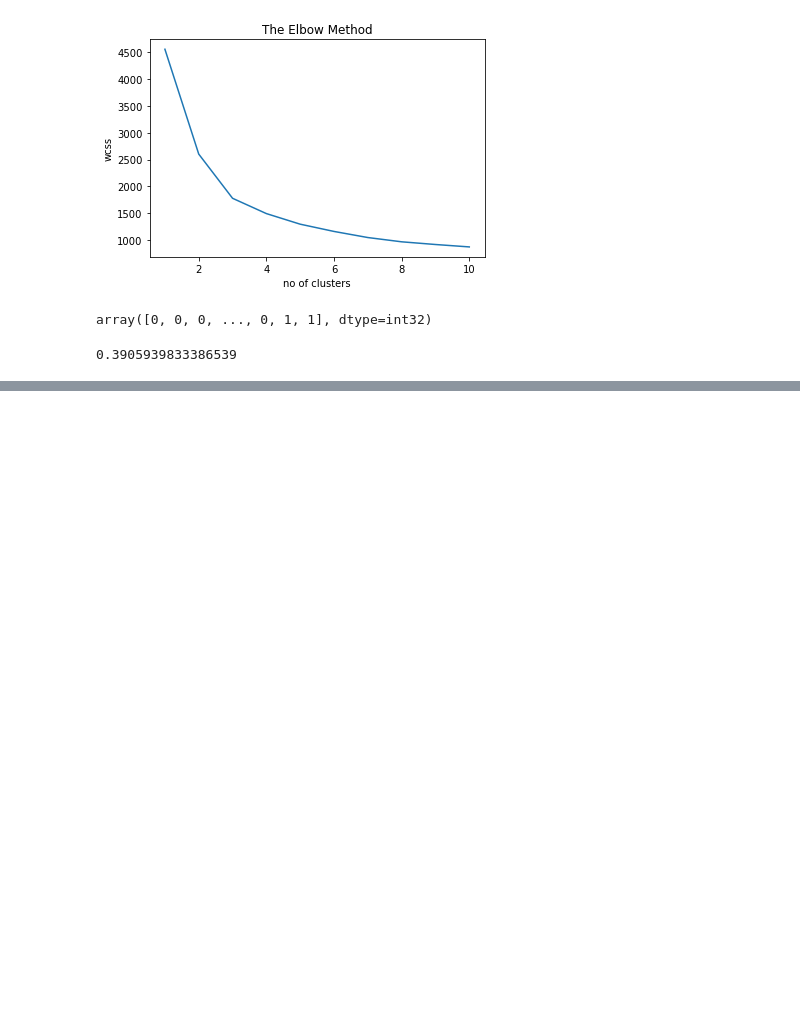
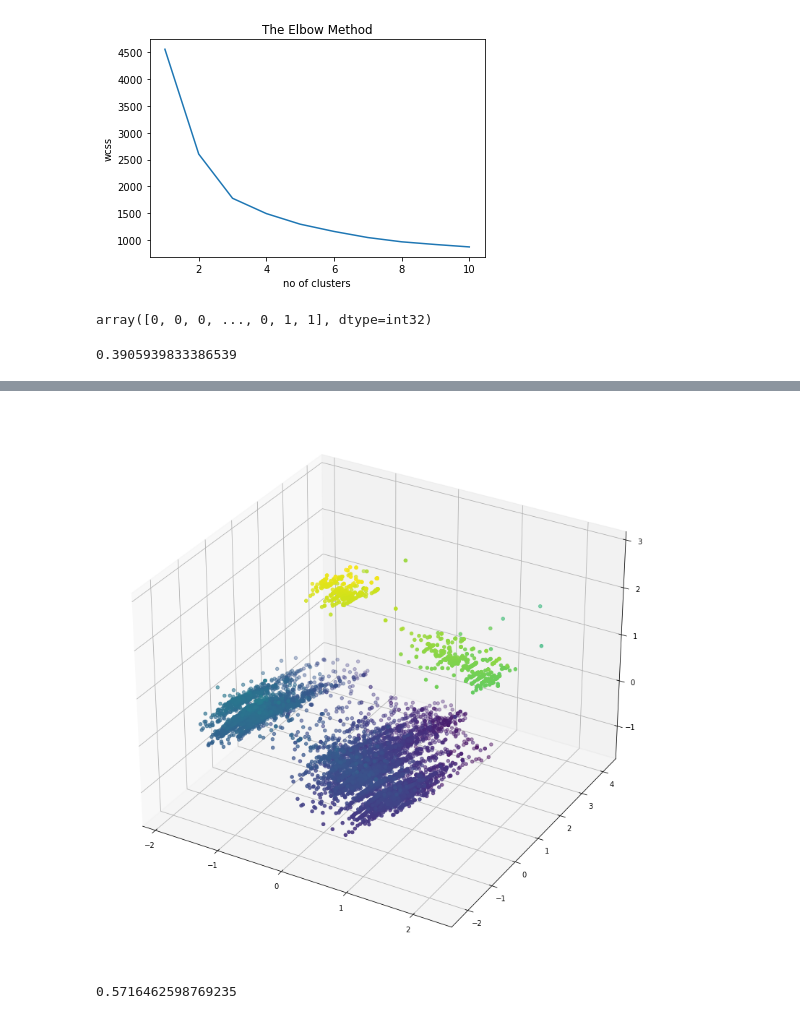
Before and after one commit to Vesna96/UnsupervisedLearning, a Jupyter notebook: MasinskoUcenjeDomaci2.ipynb, the cells around one changed output, grey strips where cells are left out. Saved outputs shown, nothing was run; the diff lists cells and outputs as text; code cells hidden in the pictures; blank space fills up the shorter version.

```diff
--- a/MasinskoUcenjeDomaci2.ipynb
+++ b/MasinskoUcenjeDomaci2.ipynb
@@ -356,0 +393,15 @@ silhouette_score(data_df, cluster_labels)
+# %%
+plt.figure(figsize = (14,14))
+ax = plt.axes(projection='3d')
+zdata = reduced_data_df.iloc[:, 0]
+xdata = reduced_data_df.iloc[:, 1]
+ydata = reduced_data_df.iloc[:, 2]
+ax.scatter3D(xdata, ydata, zdata, c=zdata);
+# %% [output]
+[figure, added]
+# %%
+clusterer = KMeans(n_clusters=PRED_NUM_CLUSTERS)
+cluster_labels = clusterer.fit_predict(reduced_data_df)
+silhouette_score(reduced_data_df, cluster_labels)
+# %% [output]
+0.5716462598769235
```
Also changed, not shown: parts of 20 cells of this notebook.
